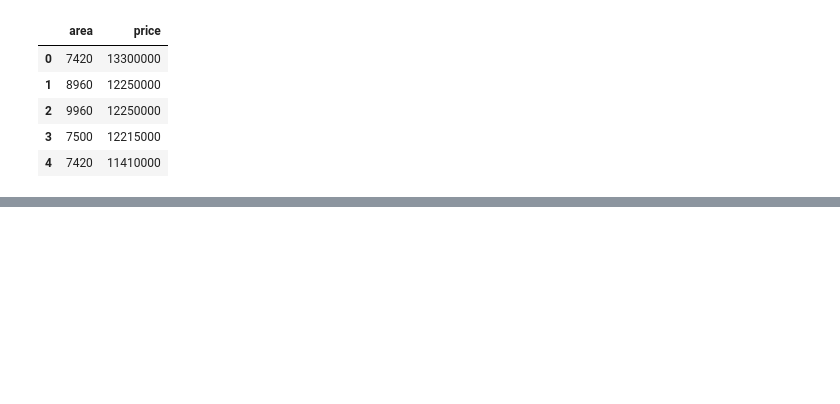
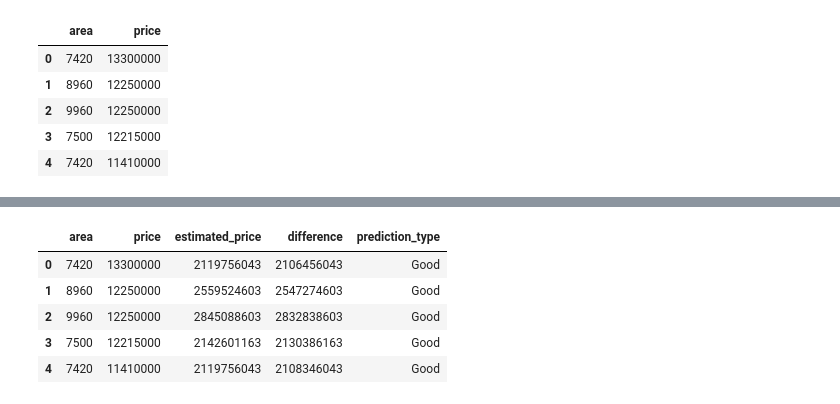
Before and after one commit to ShajibEwuCse19/Bongo-Dev-DS-AI-ML-Course-Practice-Repo, a Jupyter notebook: my-practice/practice-class-11-housing-single-feature.ipynb, the cells around one changed output, grey strips where cells are left out. Saved outputs shown, nothing was run; the diff lists cells and outputs as text; code cells hidden in the pictures; blank space fills up the shorter version.

```diff
--- a/my-practice/practice-class-11-housing-single-feature.ipynb
+++ b/my-practice/practice-class-11-housing-single-feature.ipynb
@@ -14,0 +39,12 @@ house_df.head()
+# %%
+""" Task: Tabular - Regression
+Predict price from a given area.
+
+estimated_price = per_sqft_price * area + registration_fee
+
+"""
+#Paramenter Initialization
+per_sft_price = np.random.randint(1, 1000000)
+registration_cost = np.random.randint(1, 1000000)
+print(per_sft_price)
+print(registration_cost)
@@ -14,0 +54,5 @@ house_df.head()
+# %%
+#Define the ML Algorithm
+def get_house_price(area, per_sft_price, registration_cost):
+    estimated_price = per_sft_price * area + registration_cost
+    return estimated_price
@@ -14,0 +73,6 @@ house_df.head()
+# %%
+#Predict the result and add to the table
+house_df['estimated_price'] = [
+    get_house_price(area, per_sft_price, registration_cost) for area in house_df['area']
+]
+house_df.head()
@@ -14,0 +97,14 @@ house_df.head()
+# %%
+#Good, Bad result category
+# house_df['prediction_type'] = house_df['difference'].apply(
+#     lambda x: 'Bad' if x > 7000000000 else 'Good'
+# )
+house_df['prediction_type'] = np.where(house_df['difference'] > 7000000000, 'Bad', 'Good')
+house_df.head()
+# %% [output]
+|  | area | price | estimated_price | difference | prediction_type |
+| 0 | 7420 | 13300000 | 2119756043 | 2106456043 | Good |
+| 1 | 8960 | 12250000 | 2559524603 | 2547274603 | Good |
+| 2 | 9960 | 12250000 | 2845088603 | 2832838603 | Good |
+| 3 | 7500 | 12215000 | 2142601163 | 2130386163 | Good |
+| 4 | 7420 | 11410000 | 2119756043 | 2108346043 | Good |
```
Also changed, not shown: parts of 13 cells of this notebook, 1 other file.
